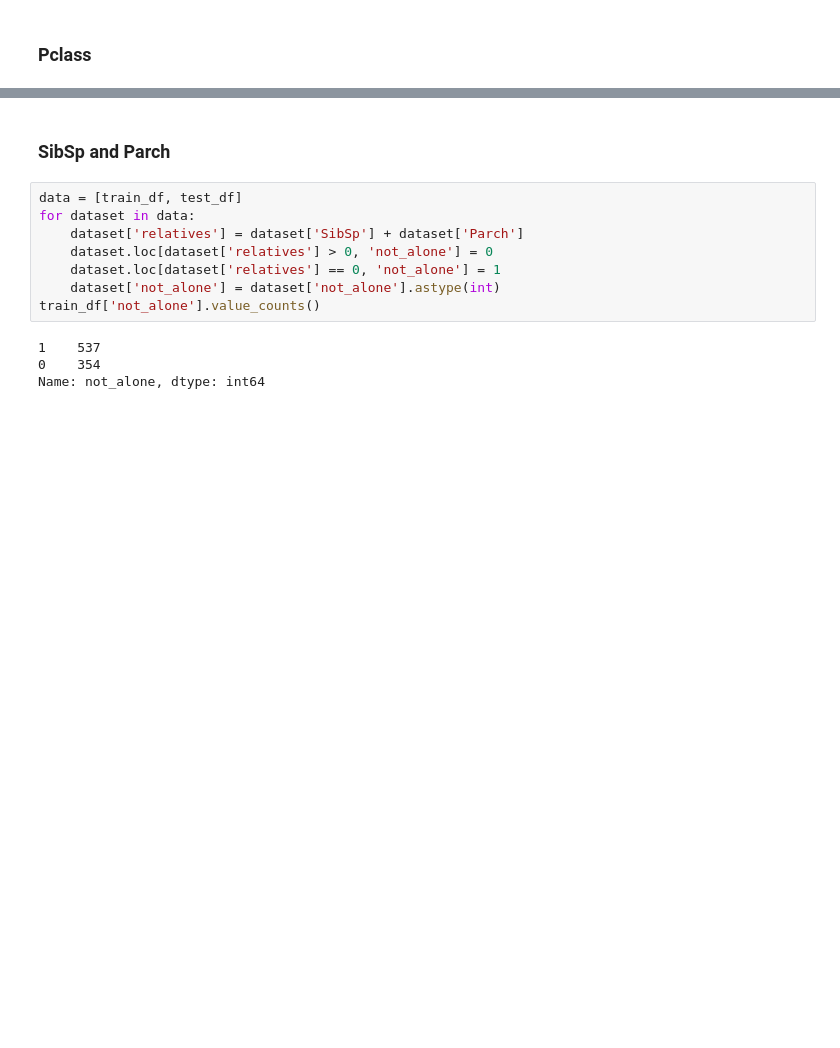
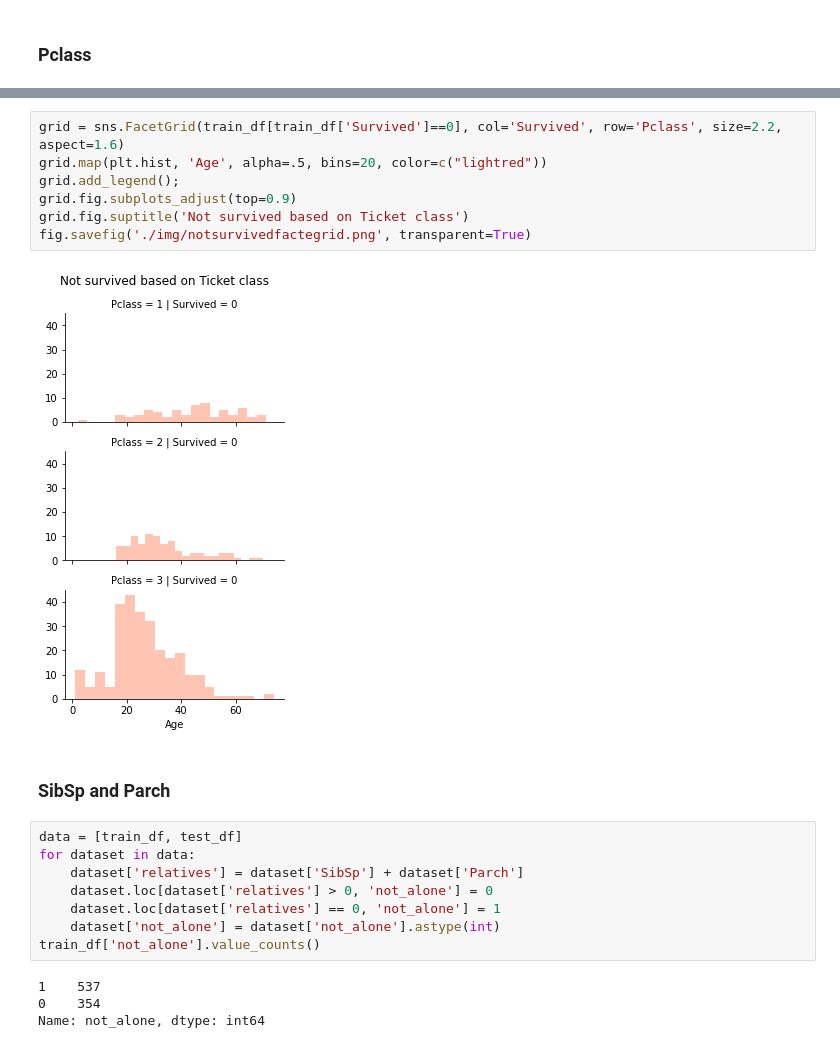
Before and after one commit to nishantnayar/Titanic, a Jupyter notebook: Titanic.ipynb, the cells around one changed output, grey strips where cells are left out. Saved outputs shown, nothing was run; the diff lists cells and outputs as text; blank space fills up the shorter version.

```diff
--- a/Titanic.ipynb
+++ b/Titanic.ipynb
@@ -252,3 +256,12 @@ grid.add_legend();
+# %%
+grid = sns.FacetGrid(train_df[train_df['Survived']==0], col='Survived', row='Pclass', size=2.2, aspect=1.6)
+grid.map(plt.hist, 'Age', alpha=.5, bins=20, color=c("lightred"))
+grid.add_legend();
+grid.fig.subplots_adjust(top=0.9)
+grid.fig.suptitle('Not survived based on Ticket class')
+fig.savefig('./img/notsurvivedfactegrid.png', transparent=True)
+# %% [output]
+[figure, added]
 # %% [markdown]
 ### SibSp and Parch
 # %%
```
Also changed, not shown: parts of 37 cells of this notebook, 6 other files.
